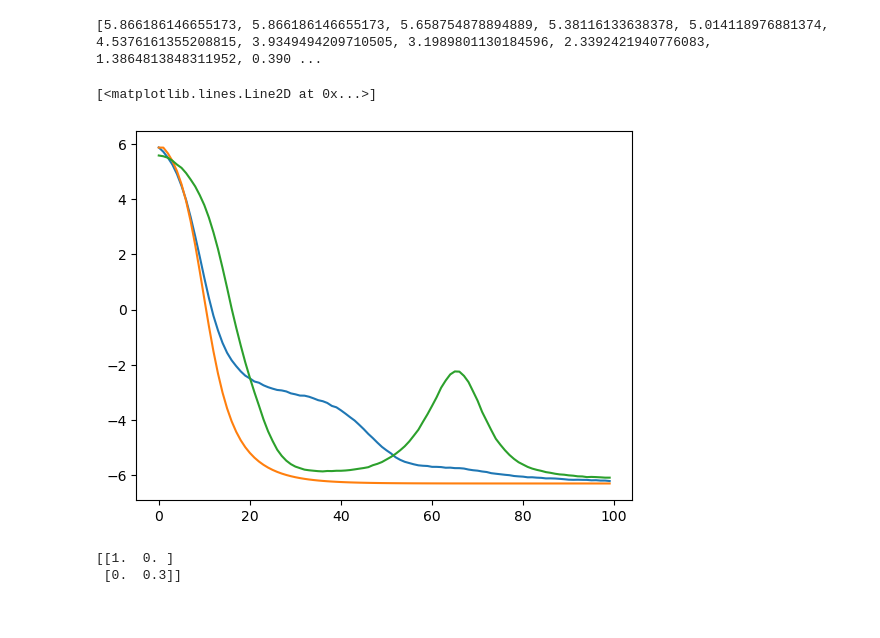
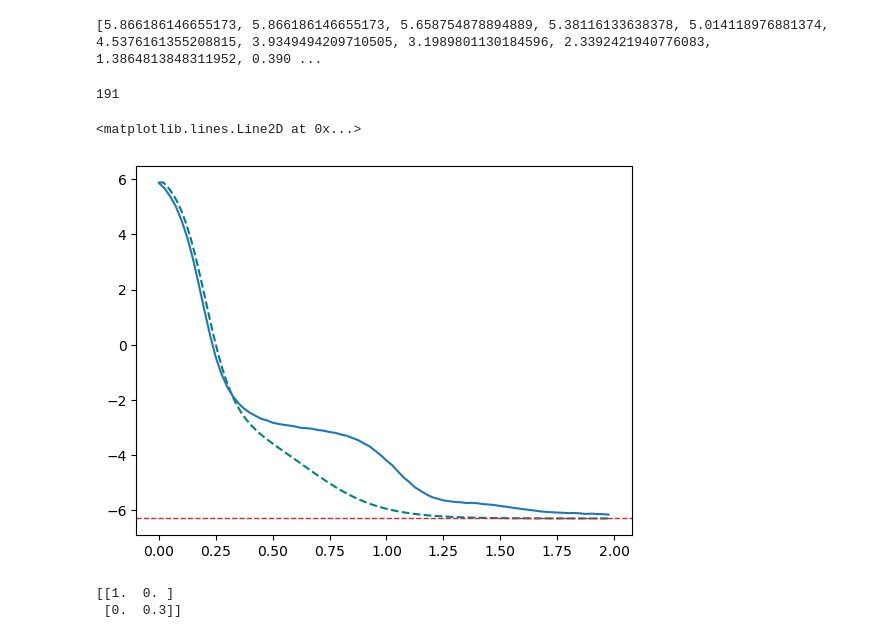
Before and after one commit to nguyenvulinh666/Variational-Quantum-EigeinSolver, a Jupyter notebook: Complete_VQE.ipynb, the cells around one changed output. Drawn from its saved outputs; the diff is of its cells as text; code cells hidden in the pictures.

```diff
--- a/Complete_VQE.ipynb
+++ b/Complete_VQE.ipynb
@@ -2715,7 +2728,0 @@ energy3 = np.array([5.58032, 5.552860000000001, 5.49806, 5.39152, 5.25082, 5.132
-# %%
-plt.plot(energy1)
-plt.plot(energy2)
-plt.plot(energy3)
-# %% [output]
-[<matplotlib.lines.Line2D at 0x...>]
-[figure, removed]
@@ -2722,3 +2737,21 @@ plt.plot(energy3)
+# %%
+len(energy4)
+# %% [output]
+191
+# %%
+gs_energy = -6.29150262
+x = np.arange(0, 2, 0.02)
+y = np.arange(0, 2, 0.01)
+z = np.arange(0, 2, 0.025)
+# plt.plot(x, energy1) # 0.02 - 100 steps
+plt.plot(x, energy_exact, ls='--', color = 'teal')
+# plt.plot(x, energy3)
+# plt.plot(y, energy4) # 0.01 -200 steps
+plt.plot(z, energy5) # 0.01 -200 steps
+plt.axhline(y=gs_energy, color="tab:red", ls="--", lw=1, label="Target: " + str(gs_energy))
+# %% [output]
+<matplotlib.lines.Line2D at 0x...>
+[figure, added]
 # %%
 hamiltonian = np.array([[1,0],[0,.3]])
 print(hamiltonian)
```
Also changed, not shown: parts of 10 cells of this notebook, 7 other files.
